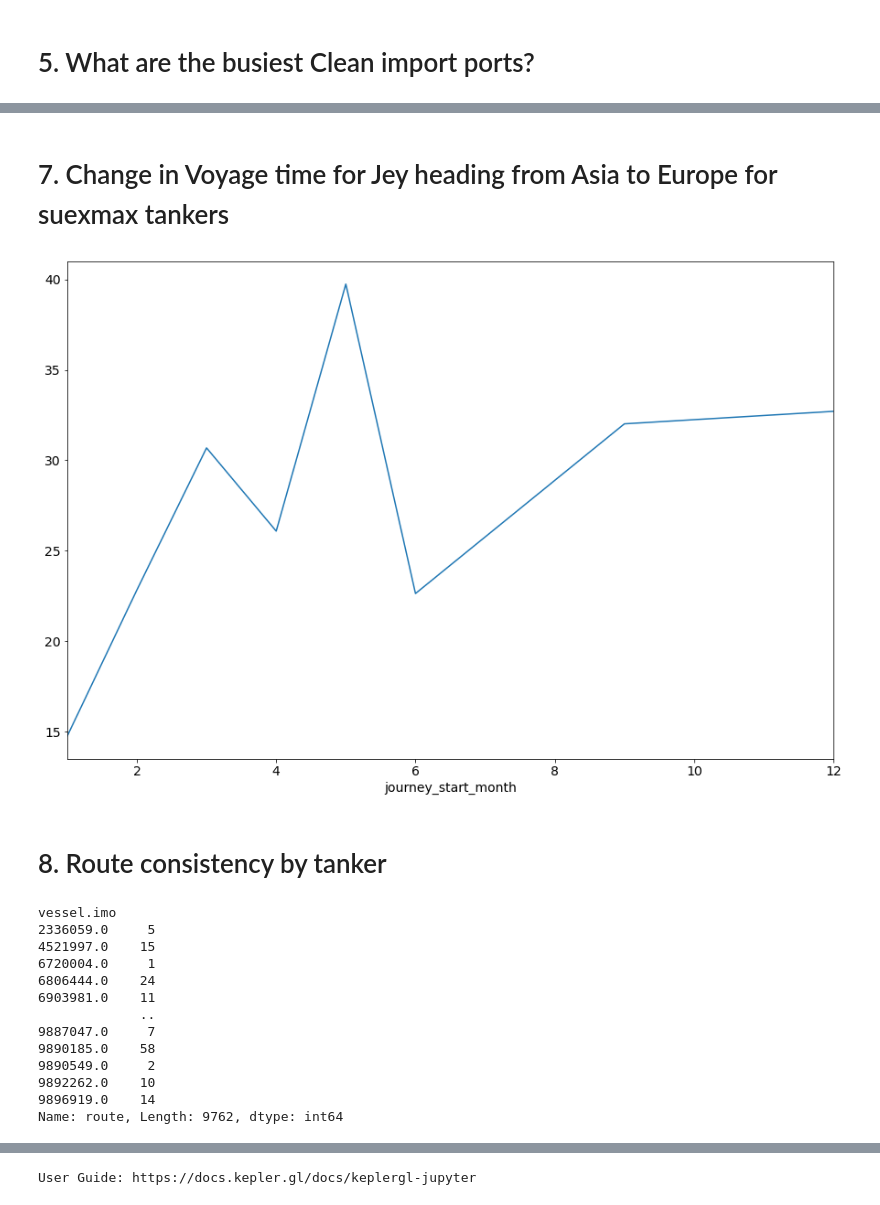
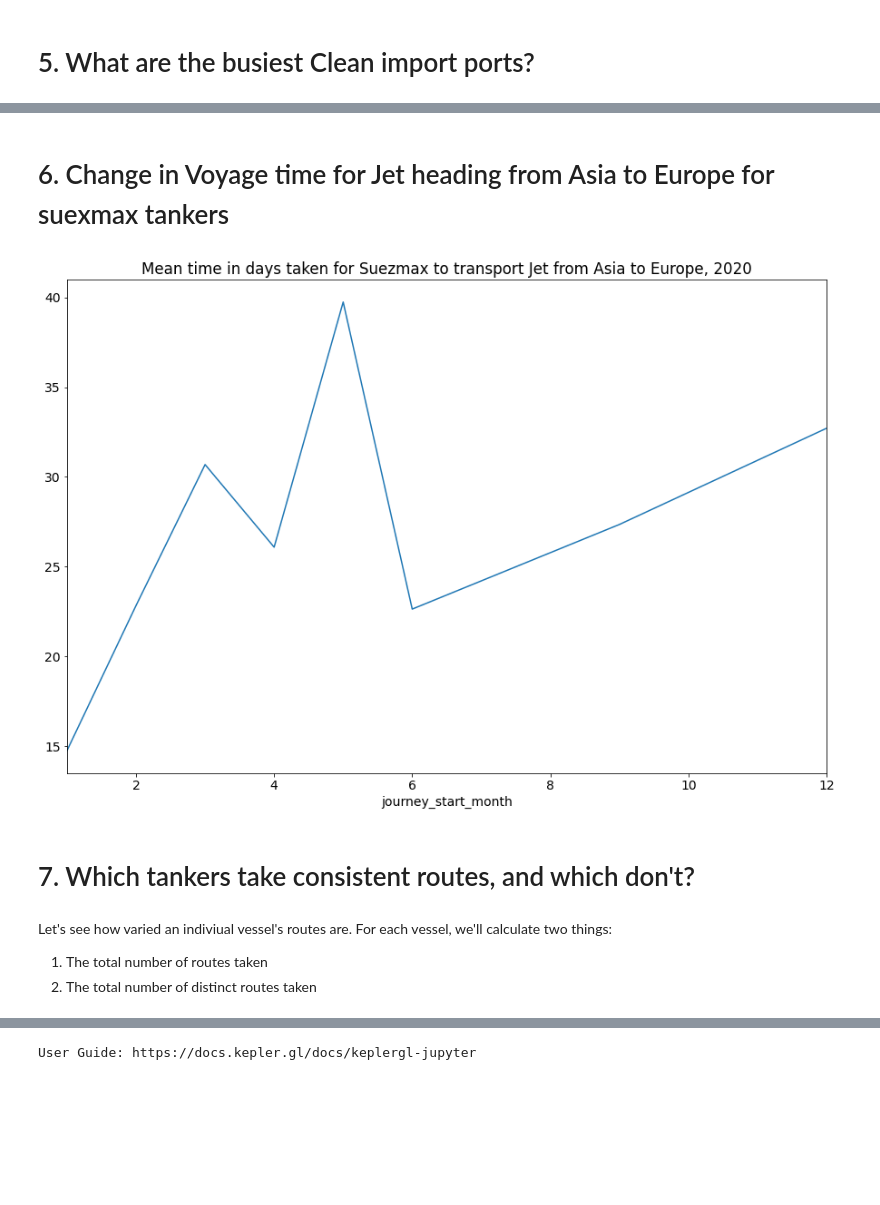
Before and after one commit to VorTECHsa/python-sdk, a Jupyter notebook: SDK Cookbook.ipynb, the cells around one changed output, grey strips where cells are left out. Cells and saved outputs as stored; diff of their text form; code cells hidden in the pictures; blank space fills up the shorter version.

```diff
--- a/SDK Cookbook.ipynb
+++ b/SDK Cookbook.ipynb
@@ -223,3 +217,3 @@ Let's see the proportion of MR2s
 # %% [markdown]
-# 7. Change in Voyage time for Jey heading from Asia to Europe for suexmax tankers
+# 6. Change in Voyage time for Jet heading from Asia to Europe for suexmax tankers
 # %%
@@ -238,9 +233,3 @@ vms = v.VesselMovements().search(filter_activity='unloading_start',
 vms = vms[(vms['destination.start_timestamp'].notna()) & (vms['origin.end_timestamp'].notna())]
 vms['journey_days'] = (vms['destination.start_timestamp'] - vms['origin.end_timestamp']) / np.timedelta64(1, 'D')
 vms['journey_start_month'] = vms['origin.end_timestamp'].dt.month
-# %%
-vms.groupby(by='journey_start_month')['journey_days'].mean().plot();
-# %% [output]
-[figure, removed]
-# %% [markdown]
-# 8. Route consistency by tanker
@@ -247 +238,14 @@ vms.groupby(by='journey_start_month')['journey_days'].mean().plot();
+# %%
+journey_times = vms.groupby(by='journey_start_month')['journey_days'].mean()
+
+journey_times.plot(title='Mean time in days taken for Suezmax to transport Jet from Asia to Europe, 2020');
+# %% [output]
+[figure, added]
+# %% [markdown]
+# 7. Which tankers take consistent routes, and which don't?
+# %% [markdown]
+Let's see how varied an indiviual vessel's routes are. For each vessel, we'll calculate two things:
+
+1. The total number of routes taken
+2. The total number of distinct routes taken
 # %%
@@ -269,17 +264 @@ all_routes_count = vms.groupby('vessel.imo')['route'].count()
-# %%
-unique_route_count
-# %% [output]
-vessel.imo
-2336059.0     5
-4521997.0    15
-6720004.0     1
-6806444.0    24
-6903981.0    11
-             ..
-9887047.0     7
-9890185.0    58
-9890549.0     2
-9892262.0    10
-9896919.0    14
-Name: route, Length: 9762, dtype: int64
 # %%
```
Also changed, not shown: parts of 42 cells of this notebook.
